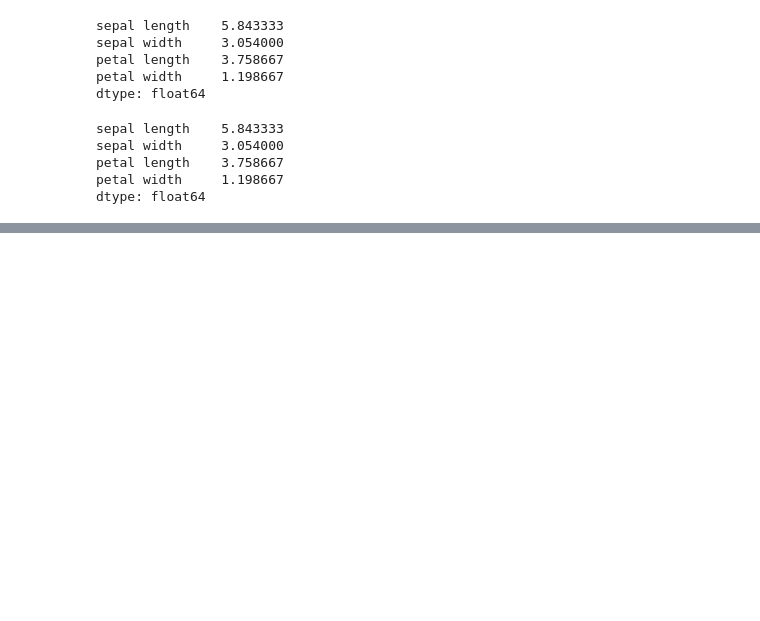
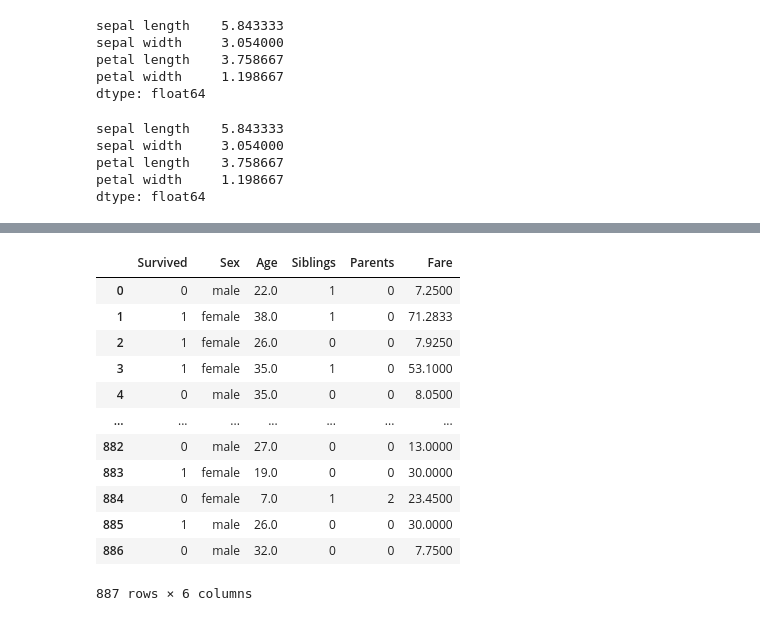
Before and after one commit to axelguerinoctave/M2Bio, a Jupyter notebook: TP 2.ipynb, the cells around one changed output, grey strips where cells are left out. Saved outputs shown, nothing was run; the diff lists cells and outputs as text; code cells hidden in the pictures; blank space fills up the shorter version.

```diff
--- a/TP 2.ipynb
+++ b/TP 2.ipynb
@@ -41,7 +41,7 @@ DESCRIPTION
      |
      |  --------------------------------------------------------------
 # %%
-titanic = pd.read_csv("C:/Users/Axel/anaconda3/Notebooks/M2 Bio/data/titanic.csv", sep=";")
+titanic = pd.read_csv("data/titanic.csv", sep=";")
 # %%
 titanic
 # %% [output]
@@ -145,0 +184,16 @@ dtype: float64
+# %%
+titanic = titanic.drop(columns=["Pclass", "Name"])
+# %% [output]
+|  | Survived | Sex | Age | Siblings | Parents | Fare |
+| 0 | 0 | male | 22.0 | 1 | 0 | 7.2500 |
+| 1 | 1 | female | 38.0 | 1 | 0 | 71.2833 |
+| 2 | 1 | female | 26.0 | 0 | 0 | 7.9250 |
+| 3 | 1 | female | 35.0 | 1 | 0 | 53.1000 |
+| 4 | 0 | male | 35.0 | 0 | 0 | 8.0500 |
+| ... | ... | ... | ... | ... | ... | ... |
+| 882 | 0 | male | 27.0 | 0 | 0 | 13.0000 |
+| 883 | 1 | female | 19.0 | 0 | 0 | 30.0000 |
+| 884 | 0 | female | 7.0 | 1 | 2 | 23.4500 |
+| 885 | 1 | male | 26.0 | 0 | 0 | 30.0000 |
+| 886 | 0 | male | 32.0 | 0 | 0 | 7.7500 |
+887 rows × 6 columns
```
Also changed, not shown: parts of 22 cells of this notebook, 1 other file.
